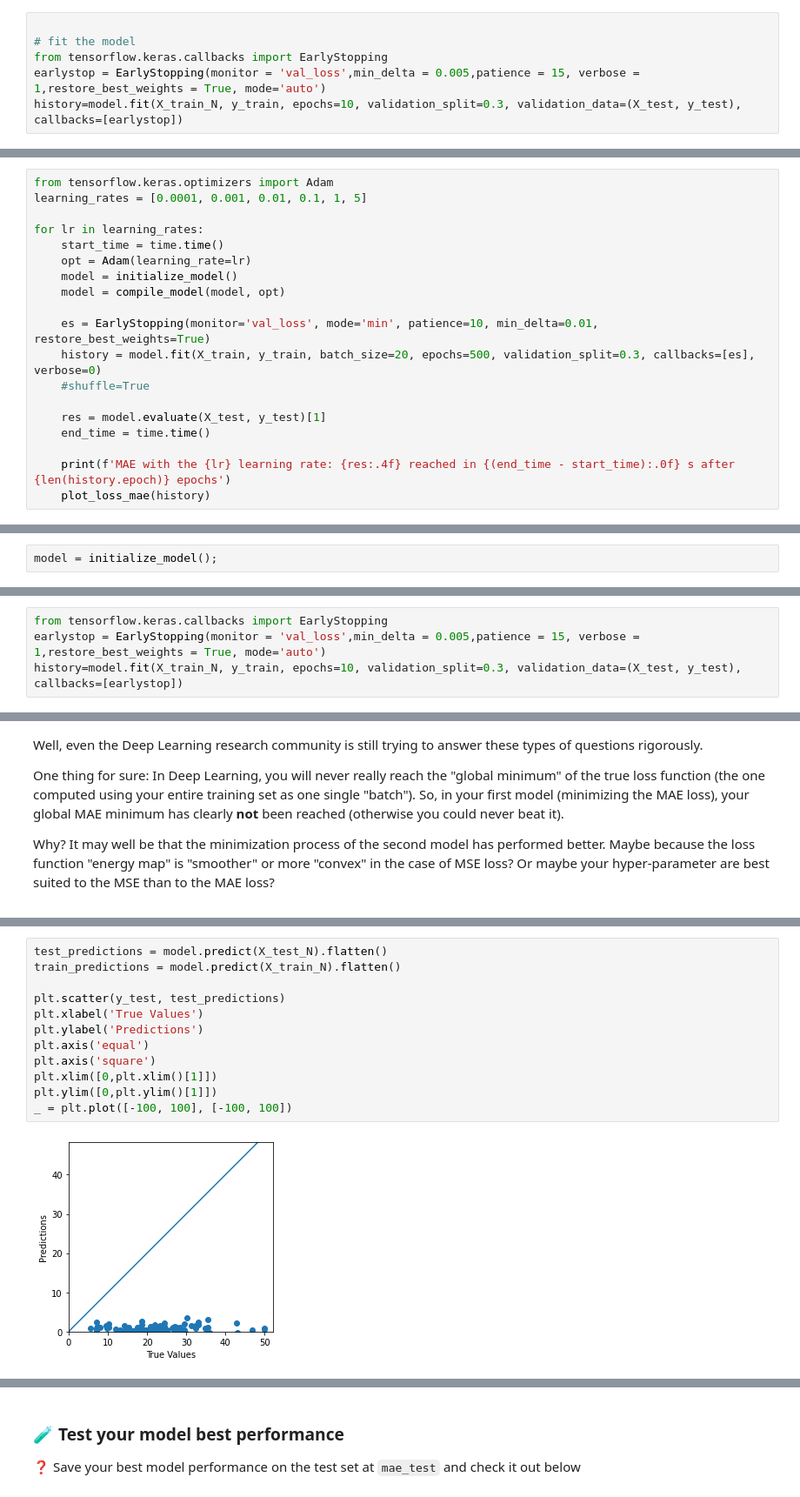
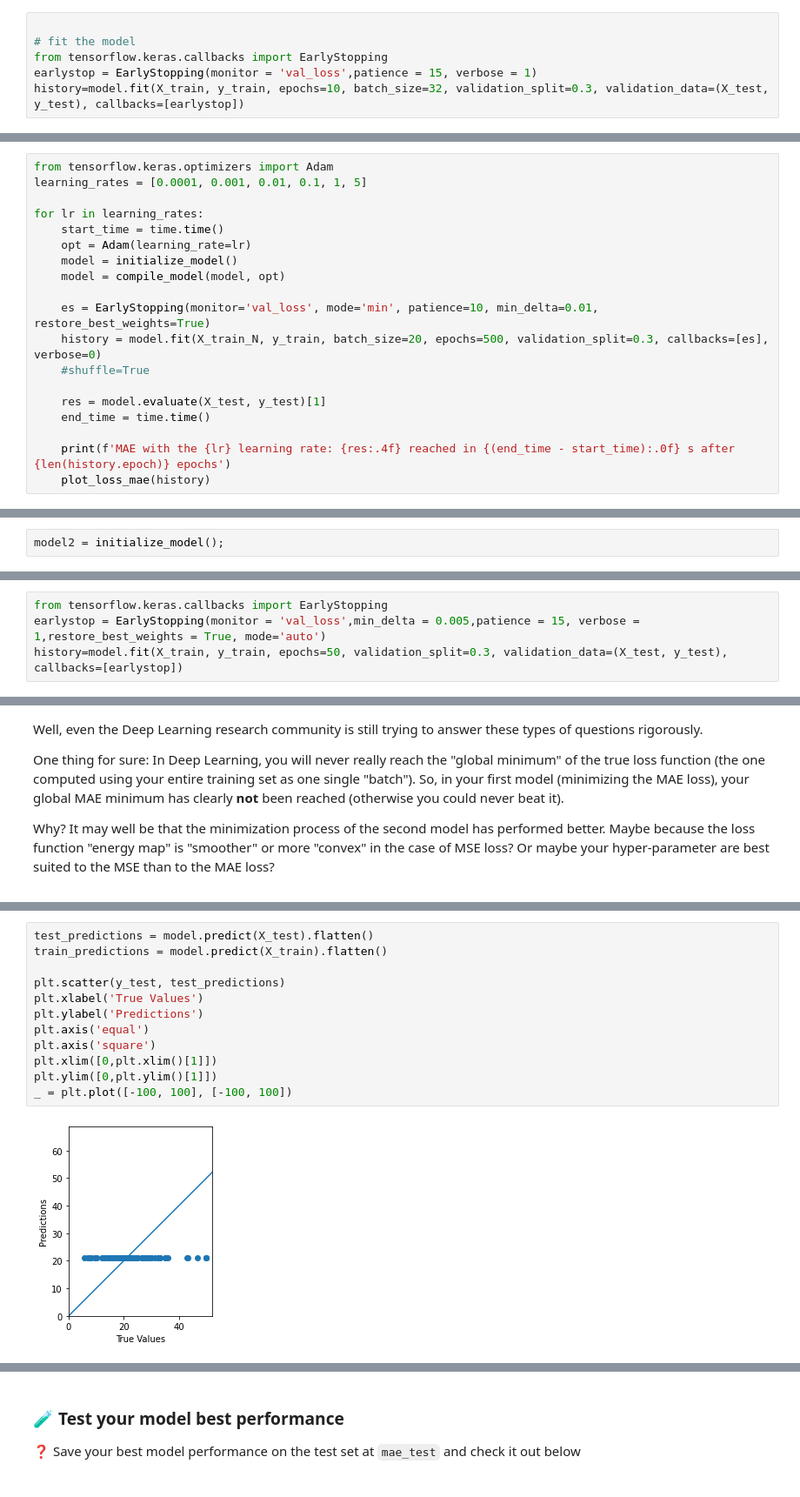
Before and after one commit to enoadey/tenth_ass, a Jupyter notebook: Exercise3/Finetune-your-neural-network.ipynb, the cells around one changed output, grey strips where cells are left out. Shown at 87% size. Cells and saved outputs as stored; diff of their text form; folded sections open.

```diff
--- a/Exercise3/Finetune-your-neural-network.ipynb
+++ b/Exercise3/Finetune-your-neural-network.ipynb
@@ -450,7 +412,7 @@ model.compile(optimizer=opt, loss='mae', metrics=['accuracy'] )
 
 # fit the model
 from tensorflow.keras.callbacks import EarlyStopping
-earlystop = EarlyStopping(monitor = 'val_loss',min_delta = 0.005,patience = 15, verbose = 1,restore_best_weights = True, mode='auto')
-history=model.fit(X_train_N, y_train, epochs=10, validation_split=0.3, validation_data=(X_test, y_test), callbacks=[earlystop])
+earlystop = EarlyStopping(monitor = 'val_loss',patience = 15, verbose = 1)
+history=model.fit(X_train, y_train, epochs=10, batch_size=32, validation_split=0.3, validation_data=(X_test, y_test), callbacks=[earlystop])
 # %% [output]
 Epoch 1/10
@@ -561,7 +523,7 @@ for lr in learning_rates:
     model = compile_model(model, opt)
 
     es = EarlyStopping(monitor='val_loss', mode='min', patience=10, min_delta=0.01, restore_best_weights=True)
-    history = model.fit(X_train, y_train, batch_size=20, epochs=500, validation_split=0.3, callbacks=[es], verbose=0)
+    history = model.fit(X_train_N, y_train, batch_size=20, epochs=500, validation_split=0.3, callbacks=[es], verbose=0)
     #shuffle=True
 
     res = model.evaluate(X_test, y_test)[1]
@@ -619,4 +581,4 @@ def initialize_model():
   return model
 # %%
-model = initialize_model();
+model2 = initialize_model();
 # %%
@@ -639,5 +601,5 @@ _________________________________________________________________
 # %%
 from tensorflow.keras.callbacks import EarlyStopping
 earlystop = EarlyStopping(monitor = 'val_loss',min_delta = 0.005,patience = 15, verbose = 1,restore_best_weights = True, mode='auto')
-history=model.fit(X_train_N, y_train, epochs=10, validation_split=0.3, validation_data=(X_test, y_test), callbacks=[earlystop])
+history=model.fit(X_train, y_train, epochs=50, validation_split=0.3, validation_data=(X_test, y_test), callbacks=[earlystop])
 # %% [output]
@@ -684,17 +644,17 @@ Testing set Mean Abs Error: 22.37
 # %%
-test_predictions = model.predict(X_test_N).flatten()
-train_predictions = model.predict(X_train_N).flatten()
+test_predictions = model.predict(X_test).flatten()
+train_predictions = model.predict(X_train).flatten()
 
 plt.scatter(y_test, test_predictions)
 plt.xlabel('True Values')
 plt.ylabel('Predictions')
 plt.axis('equal')
 plt.axis('square')
 plt.xlim([0,plt.xlim()[1]])
 plt.ylim([0,plt.ylim()[1]])
 _ = plt.plot([-100, 100], [-100, 100])
 # %% [output]
-[figure, old version]
+[figure, new version]
 # %%
 error = test_predictions - y_test
 plt.hist(error, bins = 25)
```
Also changed, not shown: parts of 43 cells of this notebook, 1 other file.
